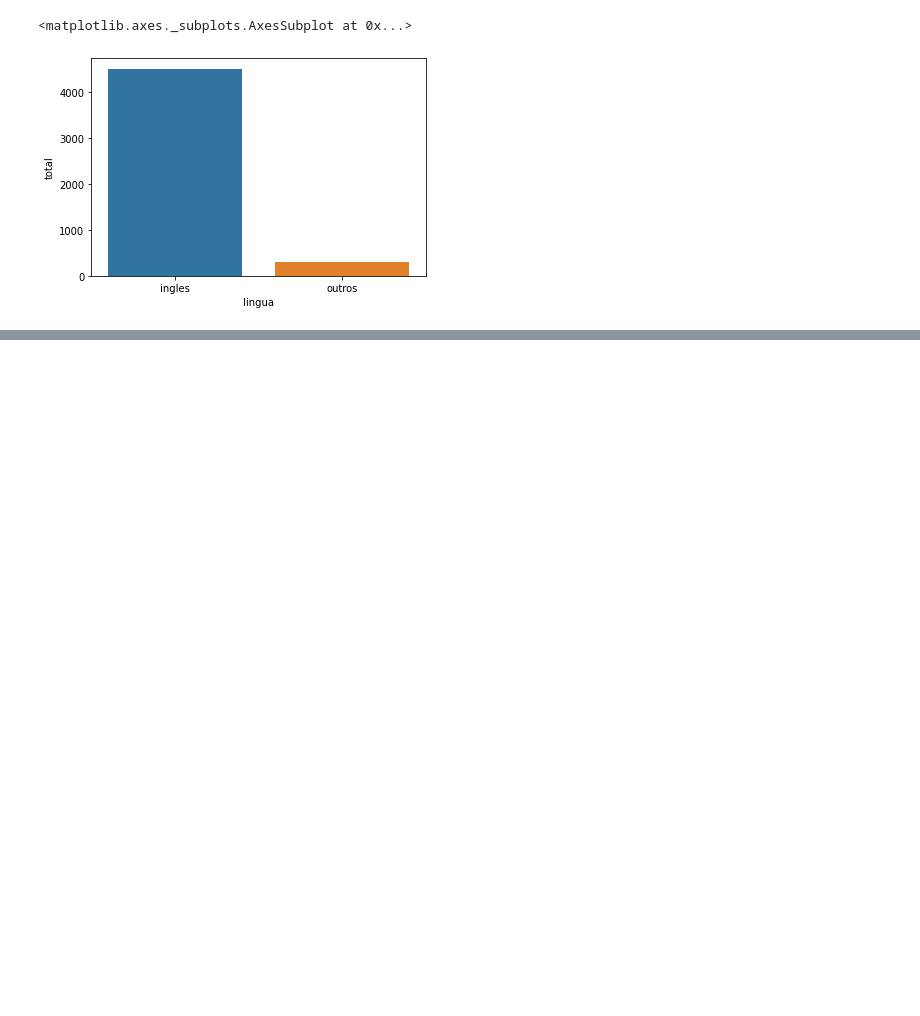
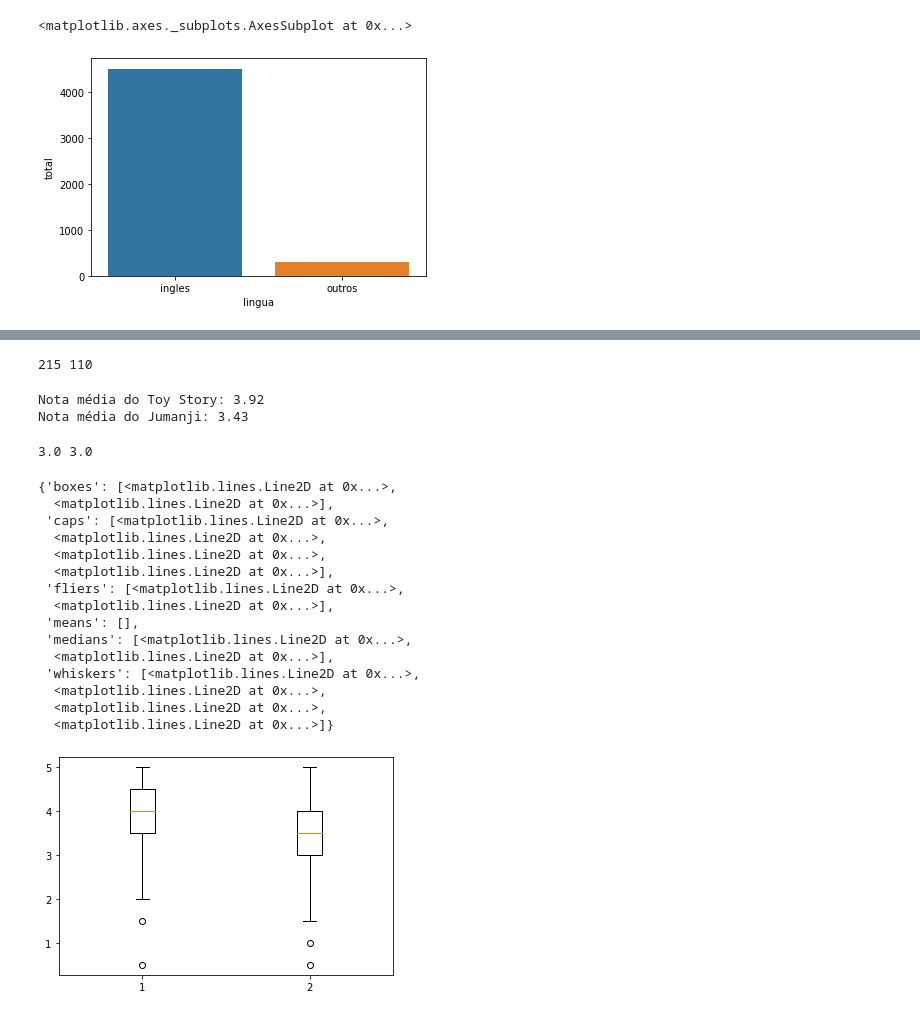
Before and after one commit to Giuzntt/Alura-DataScience, a Jupyter notebook: Introducao.ipynb, the cells around one changed output, grey strips where cells are left out. Drawn from its saved outputs; the diff is of its cells as text; code cells hidden in the pictures; blank space fills up the shorter version.

```diff
--- a/Introducao.ipynb
+++ b/Introducao.ipynb
@@ -241,0 +293,44 @@ sns.barplot(x="lingua", y= "total", data=dados)
+# %%
+notas_do_toy_story = notas.query("filmeId==1")
+notas_do_jumanji = notas.query("filmeId==2")
+
+print(len(notas_do_toy_story), len(notas_do_jumanji))
+# %% [output]
+215 110
+# %%
+print("Nota médiana do Toy Story: %.2f"% notas_do_toy_story.nota.median())
+
+print("Nota médiana do Jumanji: %.2f"% notas_do_jumanji.nota.median())
+# %% [output]
+Nota média do Toy Story: 3.92
+Nota média do Jumanji: 3.43
+# %%
+import numpy as np
+
+filme1 = np.append(np.array([2.5]*10).mean(), np.array([3.5]*10).mean())
+filme2= np.append(np.array([5]*10) , np.array([1]*10))
+
+print(filme1.mean(),
+      filme2.mean()
+      )
+# %% [output]
+3.0 3.0
+# %%
+plt.boxplot([notas_do_toy_story.nota, notas_do_jumanji.nota])
+# %% [output]
+{'boxes': [<matplotlib.lines.Line2D at 0x...>,
+  <matplotlib.lines.Line2D at 0x...>],
+ 'caps': [<matplotlib.lines.Line2D at 0x...>,
+  <matplotlib.lines.Line2D at 0x...>,
+  <matplotlib.lines.Line2D at 0x...>,
+  <matplotlib.lines.Line2D at 0x...>],
+ 'fliers': [<matplotlib.lines.Line2D at 0x...>,
+  <matplotlib.lines.Line2D at 0x...>],
+ 'means': [],
+ 'medians': [<matplotlib.lines.Line2D at 0x...>,
+  <matplotlib.lines.Line2D at 0x...>],
+ 'whiskers': [<matplotlib.lines.Line2D at 0x...>,
+  <matplotlib.lines.Line2D at 0x...>,
+  <matplotlib.lines.Line2D at 0x...>,
+  <matplotlib.lines.Line2D at 0x...>]}
+[figure, added]
```
Also changed, not shown: parts of 7 cells of this notebook.
